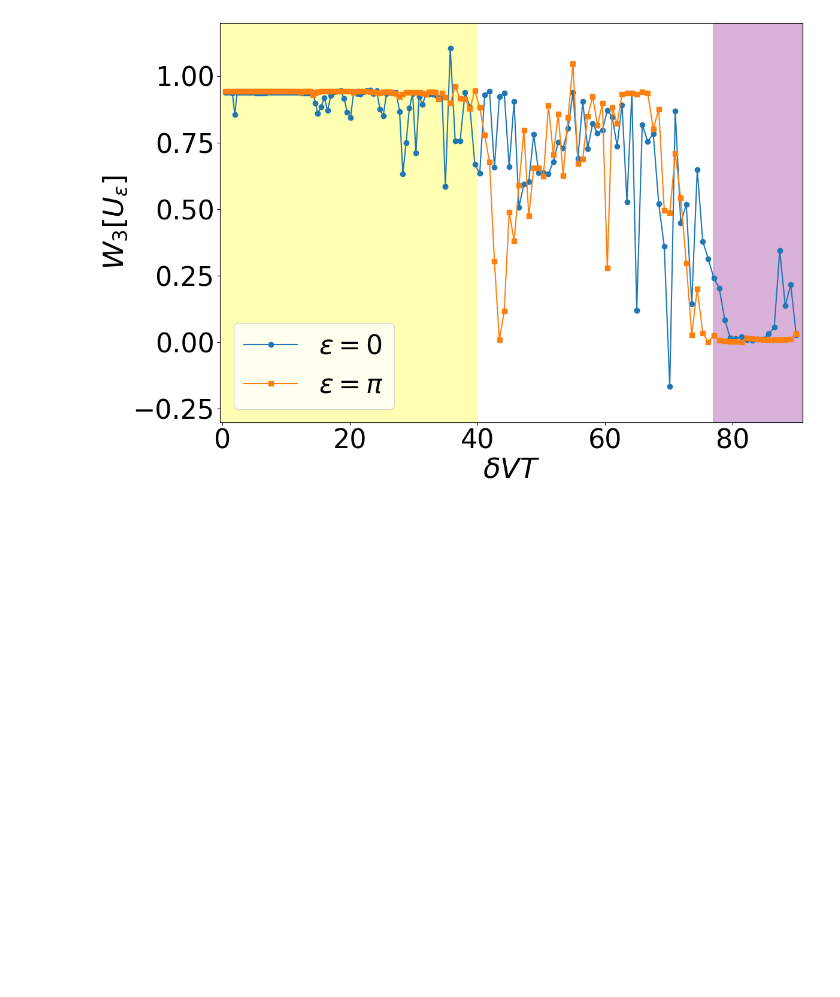
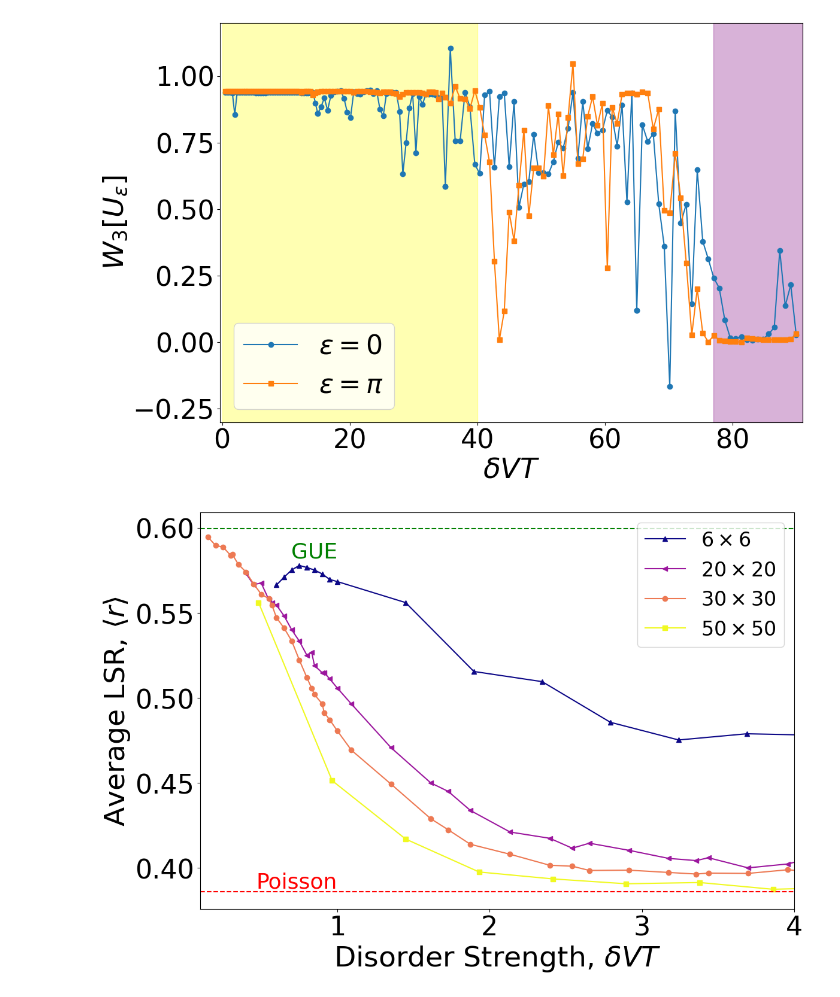
Before and after one commit to NGC2237-Clark/Topo_Loco_QCs, a Jupyter notebook: Floquet/AFAI_GPU_debugertbc.ipynb, the cells around one changed output. Saved outputs shown, nothing was run; the diff lists cells and outputs as text; code cells hidden in the pictures; blank space fills up the shorter version.

```diff
--- a/Floquet/AFAI_GPU_debugertbc.ipynb
+++ b/Floquet/AFAI_GPU_debugertbc.ipynb
@@ -879 +721,43 @@ LSR_dis50_sorted = LSR_dis50[sorted_indices_50]
+# %%
+# Create a colormap instance
+cmap = plt.get_cmap('plasma')  # or use 'inferno' or 'magma' for similar effects
+
+# Generate a list of colors from the colormap
+colors = cmap(np.linspace(0, 1, 4))
+
+# Plotting
+fig, ax = plt.subplots(figsize=(12, 8))
+
+# Plot LSR with label, applying the generated colors
+ax.plot(vdT_dis6_unique, LSR_dis6_unique, label=r'$6\times6$', marker='^', color=colors[0])     # Average 50 disorder realisations
+ax.plot(vdT_dis20_unique, LSR_dis20_unique, label=r'$20\times20$', marker='<', color=colors[1]) # Average 50 disorder realisations
+ax.plot(vdT_dis30_unique, LSR_dis30_unique, label=r'$30\times30$', marker='o', color=colors[2]) # Average 50 disorder realisations
+ax.plot(vdT_dis50_unique, LSR_dis50_unique, label=r'$50\times50$', marker='s', color=colors[3]) # Average 20 disorder realisations
+
+# Set labels and fontsize
+ax.set_xlabel(r'Disorder Strength, $\delta VT$', fontsize=34)
+ax.set_ylabel(r'Average LSR, $\langle r \rangle$', fontsize=34)
+
+# Set tick label font sizes
+ax.tick_params(axis='x', labelsize=32)
+ax.tick_params(axis='y', labelsize=32)
+# ax.axvline(x=6, color='purple', linestyle='--', linewidth=2)
+ax.axhline(y=0.386, color='r', linestyle='--')
+ax.axhline(y=0.5996, color='g', linestyle='--')
+
+# Add text annotations for 'Poisson' and 'GUE'
+ax.text(1, 0.386, 'Poisson', color='r', fontsize=26, verticalalignment='bottom', horizontalalignment='right')
+ax.text(1, 0.58, 'GUE', color='g', fontsize=26, verticalalignment='bottom', horizontalalignment='right')
+
+ax.set_xlim(0.1, 4)
+
+# Add a legend with the specified font size
+ax.legend(fontsize=24)
+
+# Show the plot
+plt.tight_layout()
+plt.savefig('LSR_disorder_small.pdf')
+plt.show()
+# %% [output]
+[figure, added]
 # %%
```
Also changed, not shown: parts of 44 cells of this notebook, 57 other files.
